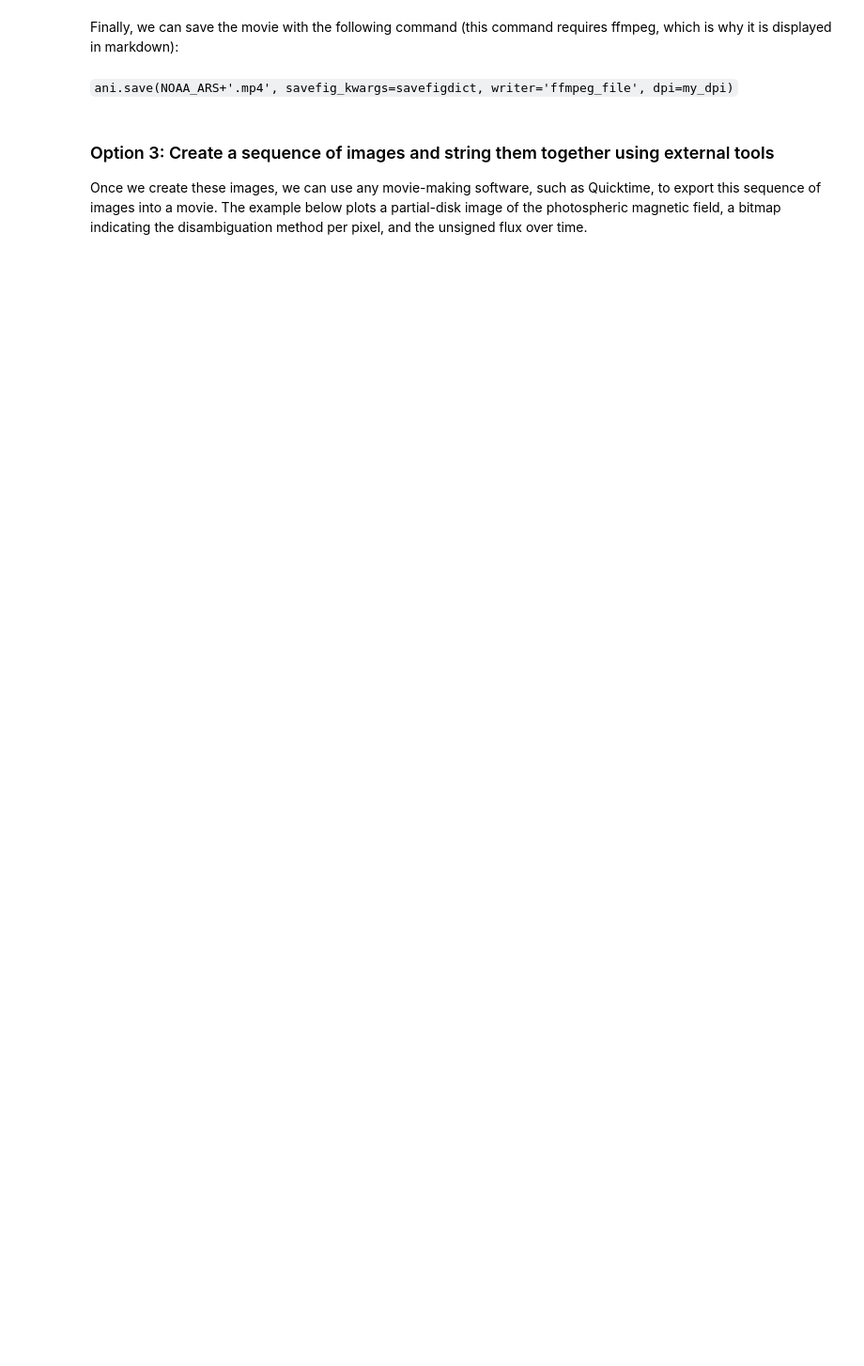
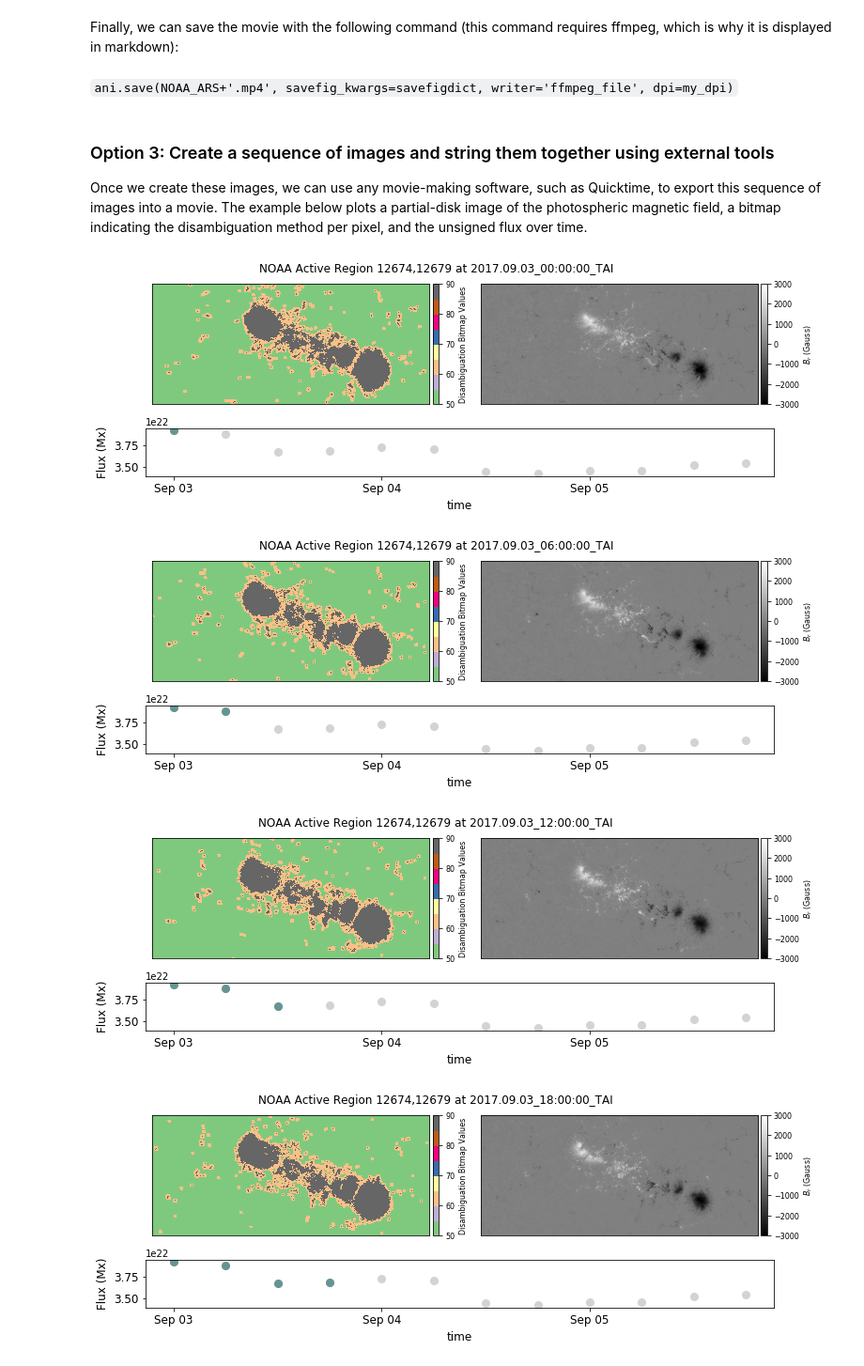
Before and after one commit to mbobra/SHARPs, a Jupyter notebook: movie.ipynb, the cells around one changed output. Shown at 94% size. Saved outputs shown, nothing was run; the diff lists cells and outputs as text; code cells hidden in the pictures; blank space fills up the shorter version.

```diff
--- a/movie.ipynb
+++ b/movie.ipynb
@@ -92,7 +93,7 @@ ims = []
 for i in range(keys.T_REC.size):
     url = 'http://jsoc.stanford.edu' + segments.Br[i]
     photosphere_image = fits.open(url)                  # download the data
-    im = plt.imshow(photosphere_image[1].data,cmap='seismic_r',origin='lower',vmin=-3000,vmax=3000,extent=[0,nx,0,ny], interpolation=None, animated=True)
+    im = plt.imshow(photosphere_image[1].data,cmap='seismic_r',origin='lower',vmin=-3000,vmax=3000,extent=[0,ny,0,nx], interpolation=None, animated=True)
     ims.append([im])
 
 ani = manimation.ArtistAnimation(fig, ims, interval=50, blit=True, repeat_delay=1000)
@@ -104,7 +109,6 @@ Finally, we can save the movie with the following command (this command requires
 ### Option 3: Create a sequence of images and string them together using external tools
 Once we create these images, we can use any movie-making software, such as Quicktime, to export this sequence of images into a movie. The example below plots a partial-disk image of the photospheric magnetic field, a bitmap indicating the disambiguation method per pixel, and the unsigned flux over time.
 # %%
-%%capture
 for count in range(keys.T_REC.size):
     url = 'http://jsoc.stanford.edu' + segments.Br[count]
     photosphere_image = fits.open(url)                         # download the data
@@ -113,7 +117,7 @@ for count in range(keys.T_REC.size):
     conf = np.array(conf_disamb_image[1].data, dtype='uint8')   # this is a bitmap
     nx, ny = photosphere_image[1].data.shape
 
-    fig = plt.figure(figsize=(10,7))
+    fig = plt.figure(figsize=(12,8))
     ax1 = plt.subplot2grid((6, 4), (1, 0), rowspan=2, colspan=2)
     ax1.get_xaxis().set_ticks([])
     ax1.get_yaxis().set_ticks([])
@@ -125,7 +129,7 @@ for count in range(keys.T_REC.size):
     cax.tick_params(labelsize=8)
     cbar = plt.colorbar(cax=cax)
     cbar.ax.tick_params(labelsize=8)
-    # cbar.set_label('$B_{r}$ (Gauss)', size=8)
+    cbar.set_label('Disambiguation Bitmap Values', size=8)
     plt.title('NOAA Active Region '+str(keys.NOAA_ARS[count])+' at '+str(keys.T_REC[count]), fontsize=12, y=1.05)
 
     ax2 = plt.subplot2grid((6, 4), (1, 2), rowspan=2, colspan=2)
@@ -143,31 +147,37 @@ for count in range(keys.T_REC.size):
 
     ax = plt.subplot2grid((6, 4), (3, 0), colspan=4)
     cornblue = (100/255., 149/255., 147/255., 1.0)   # create a cornflower blue color
     grey     = (211/255., 211/255., 211/255., 1.0)   # create a light grey color
 
     # define some style elements
     marker_style = dict(linestyle='', markersize=8, fillstyle='full',color=cornblue,markeredgecolor=cornblue)
     background_marker_style = dict(linestyle='', markersize=8, fillstyle='full',color=grey,markeredgecolor=grey)
     text_style = dict(fontsize=12)
     ax.tick_params(labelsize=12)
 
     # ascribe the data to the axes
     ax.plot(t_rec[:-1], keys.USFLUX[:-1],'o',**background_marker_style)
 
     # the counter goes to count+1 because we want to include the last data point,
     # e.g. t_rec[16] corresponds to the keys value from 0 through 16, inclusive
     ax.plot(t_rec[0:count+1], keys.USFLUX[0:count+1],'o',**marker_style)
 
     # format the x-axis with universal time
     locator = AutoDateLocator()
-    locator.intervald[HOURLY] = [2] # only show every 6 hours
+    locator.intervald[HOURLY] = [24]
     formatter = DateFormatter('%b %d')
     ax.xaxis.set_major_locator(locator)
     ax.xaxis.set_major_formatter(formatter)
     ax.set_xlabel('time',**text_style)
 
     # label the axes and the plot
     ax.set_ylabel('Flux (Mx)',**text_style)
     ax.xaxis.labelpad=5
     ax.yaxis.labelpad=5
+    fig.subplots_adjust(hspace=.5)
     fig.savefig('closeup_'+str(count)+'.png',bbox_inches='tight', dpi=300)
+# %% [output]
+[figure, added]
+[figure, added]
+[figure, added]
+[figure, added]
```
Also changed, not shown: parts of 5 cells of this notebook.
